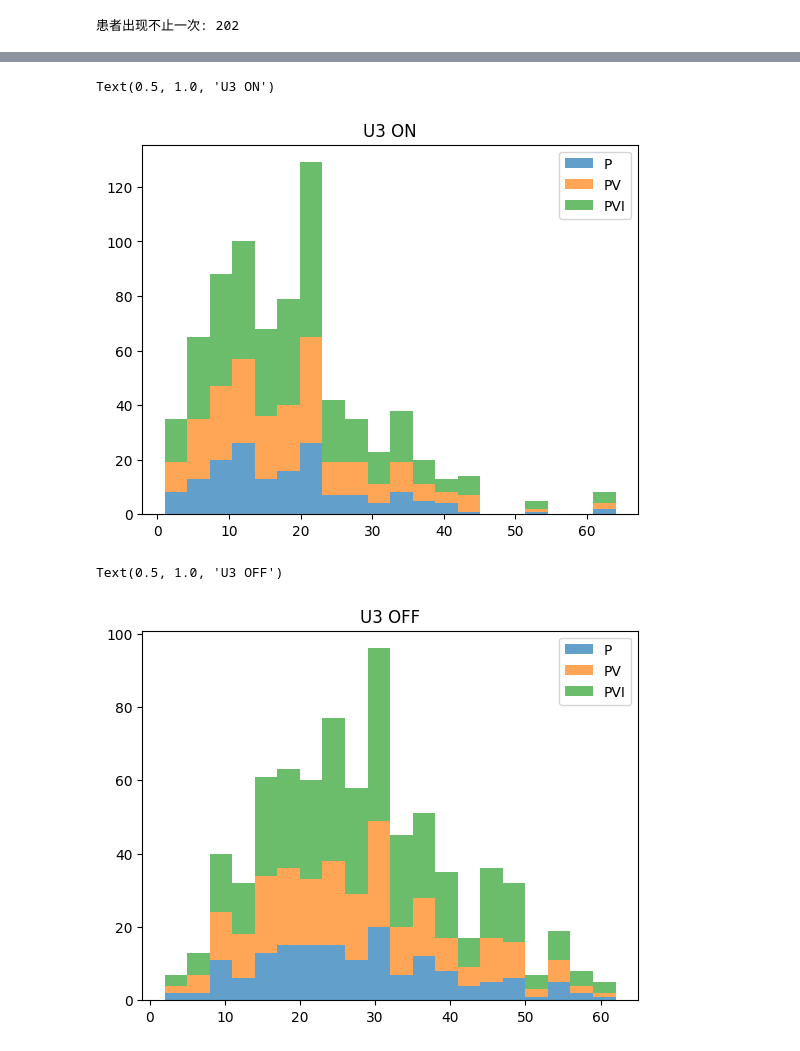
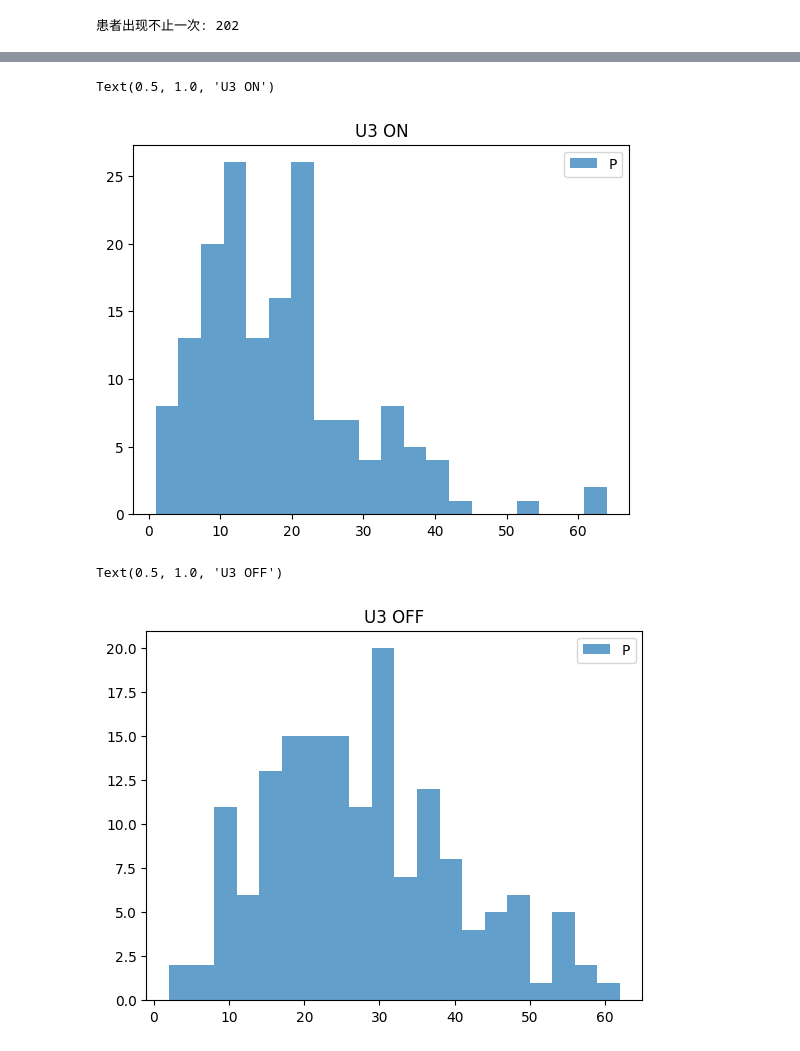
Before and after one commit to Biobots/Levodopa_Parkinson_MRI, a Jupyter notebook: stats.ipynb, the cells around one changed output, grey strips where cells are left out. Saved outputs shown, nothing was run; the diff lists cells and outputs as text; code cells hidden in the pictures.

```diff
--- a/stats.ipynb
+++ b/stats.ipynb
@@ -80,17 +80,17 @@ data_p.describe()
 | 75% | 52128.000000 | 36.000000 | 23.000000 | 70.800000 | 1.000000 | 0.500000 | 56.000000 | 1.000000 |
 | max | 149511.000000 | 62.000000 | 64.000000 | 86.300000 | 1.000000 | 0.956522 | 112.000000 | 1.000000 |
 # %%
-plt.hist([data_p['NUPDR3ON'], data_pv['NUPDR3ON'], data_pvi['NUPDR3ON']], 20, label=['P', 'PV', 'PVI'], alpha=0.7, stacked=True)
+plt.hist([data_p['NUPDR3ON']], 20, label=['P'], alpha=0.7)
 plt.legend()
 plt.title('U3 ON')
 # %% [output]
 Text(0.5, 1.0, 'U3 ON')
-[figure, old version]
+[figure, new version]
 # %%
-plt.hist([data_p['NUPDR3OF'], data_pv['NUPDR3OF'], data_pvi['NUPDR3OF']], 20, label=['P', 'PV', 'PVI'], alpha=0.7, stacked=True)
+plt.hist([data_p['NUPDR3OF']], 20, label=['P'], alpha=0.7)
 plt.legend()
 plt.title('U3 OFF')
 # %% [output]
 Text(0.5, 1.0, 'U3 OFF')
-[figure, old version]
+[figure, new version]
 # %%
```
Also changed, not shown: parts of 3 cells of this notebook, 2 other files.
